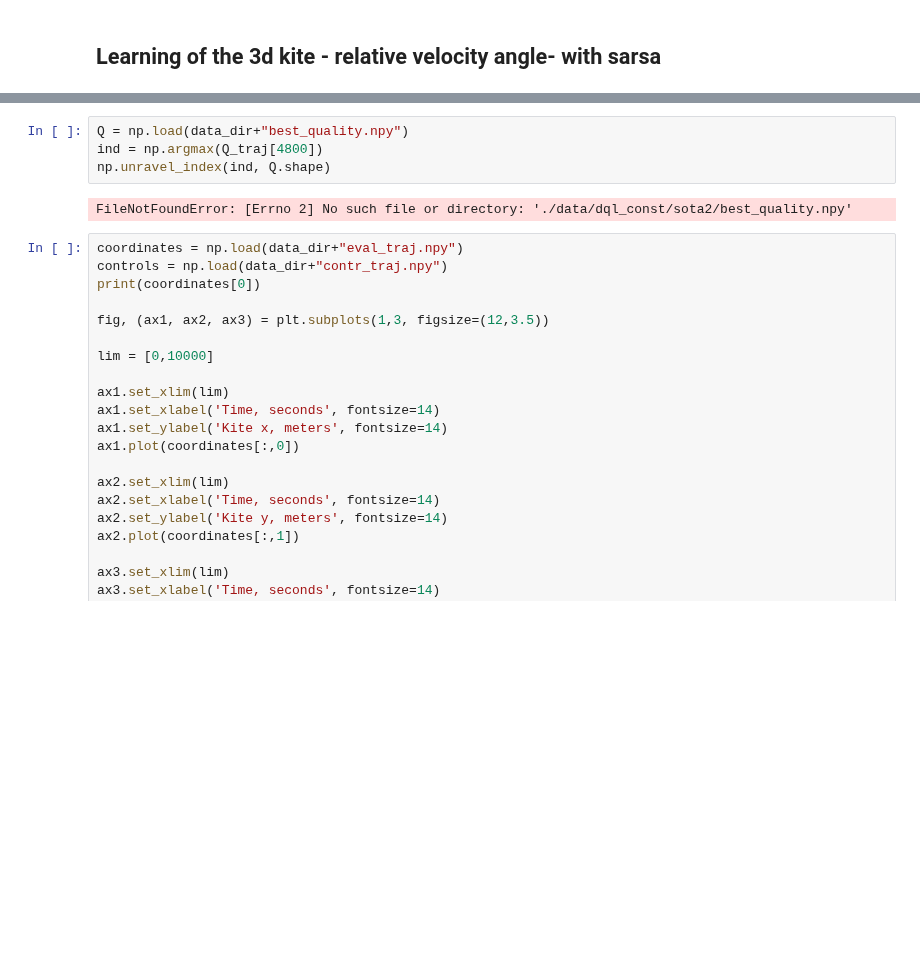
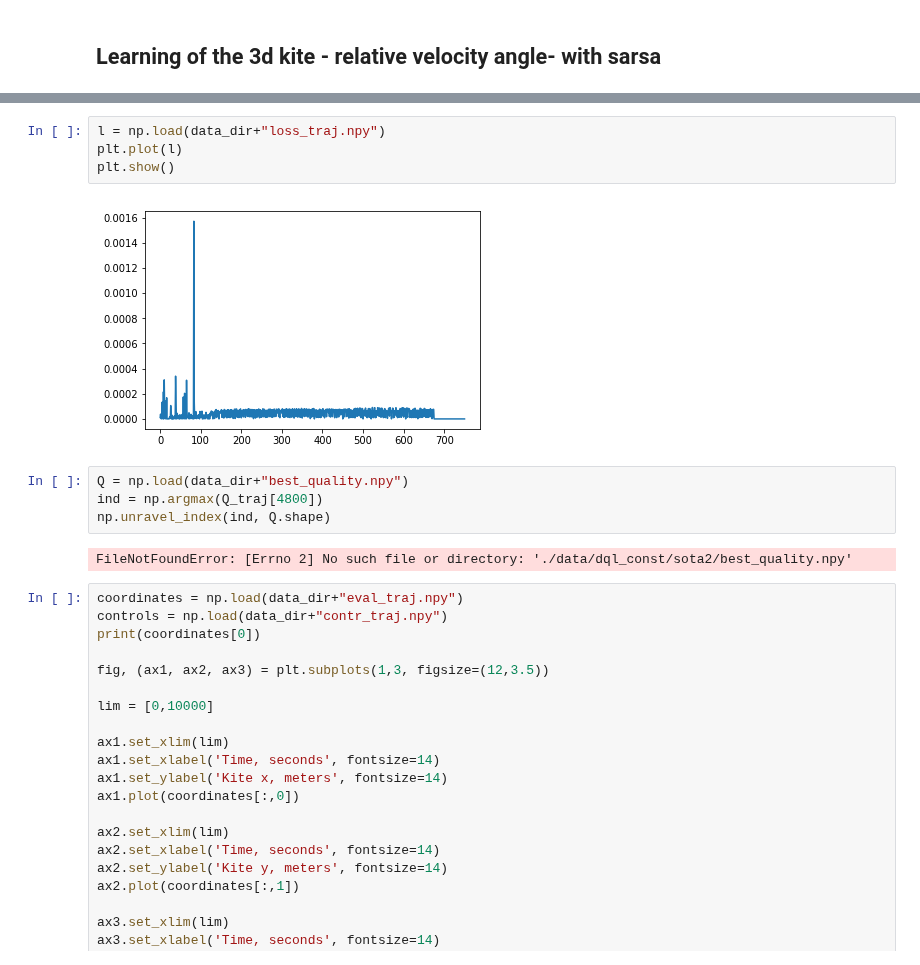
Before and after one commit to lorenzobasile/KiteRL, a Jupyter notebook: analyze_training.ipynb, the cells around one changed output, grey strips where cells are left out. Cells and saved outputs as stored; diff of their text form; blank space fills up the shorter version.

```diff
--- a/analyze_training.ipynb
+++ b/analyze_training.ipynb
@@ -85,3 +101,9 @@ plt.show()
+# %%
+l = np.load(data_dir+"loss_traj.npy")
+plt.plot(l)
+plt.show()
+# %% [output]
+[figure, added]
 # %%
 Q = np.load(data_dir+"best_quality.npy")
 ind = np.argmax(Q_traj[4800])
```
Also changed, not shown: parts of 6 cells of this notebook, 2 other files.
